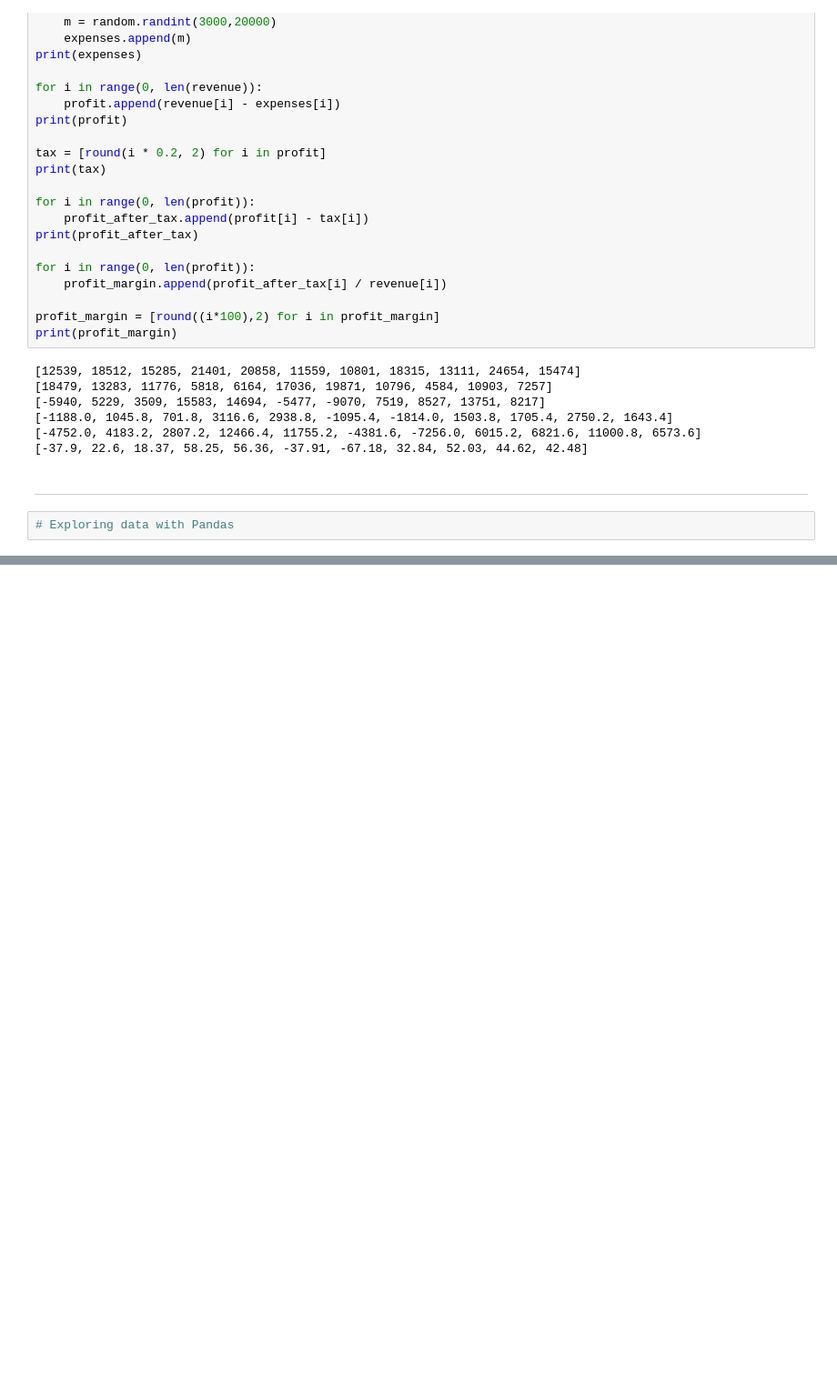
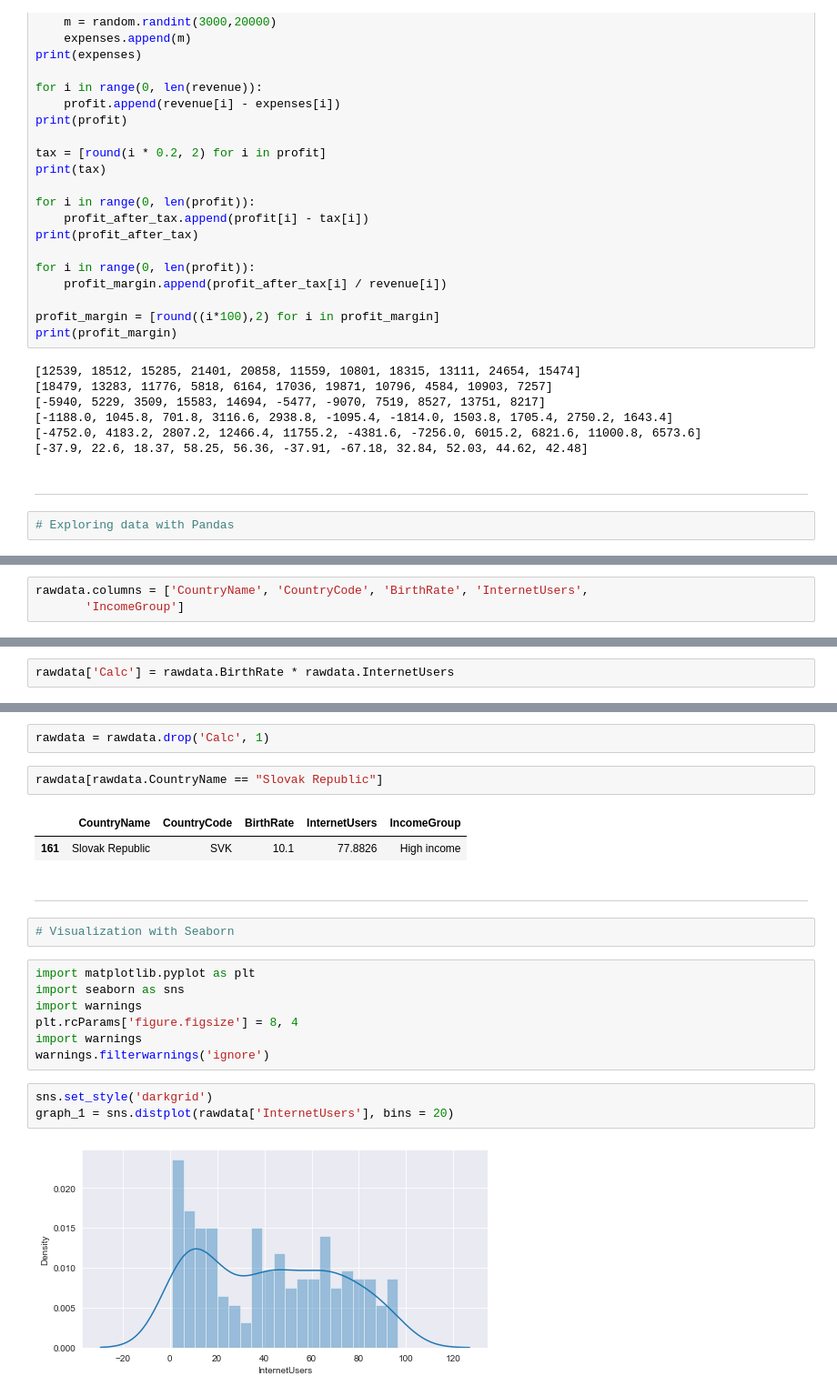
Before and after one commit to mareksturek/programming-basics, a Jupyter notebook: python_examples.ipynb, the cells around one changed output, grey strips where cells are left out. Shown: that part at 91% size. Saved outputs shown, nothing was run; the diff lists cells and outputs as text; blank space fills up the shorter version.

```diff
--- a/python_examples.ipynb
+++ b/python_examples.ipynb
@@ -88,0 +91,3 @@ rawdata
+# %%
+rawdata.columns = ['CountryName', 'CountryCode', 'BirthRate', 'InternetUsers',
+       'IncomeGroup']
@@ -88,0 +109,2 @@ rawdata
+# %%
+rawdata['Calc'] = rawdata.BirthRate * rawdata.InternetUsers
@@ -88,0 +120,23 @@ rawdata
+# %%
+rawdata = rawdata.drop('Calc', 1)
+# %%
+rawdata[rawdata.CountryName == "Slovak Republic"]
+# %% [output]
+|  | CountryName | CountryCode | BirthRate | InternetUsers | IncomeGroup |
+| 161 | Slovak Republic | SVK | 10.1 | 77.8826 | High income |
+# %% [markdown]
+---
+# %%
+# Visualization with Seaborn
+# %%
+import matplotlib.pyplot as plt
+import seaborn as sns
+import warnings
+plt.rcParams['figure.figsize'] = 8, 4
+import warnings
+warnings.filterwarnings('ignore')
+# %%
+sns.set_style('darkgrid')
+graph_1 = sns.distplot(rawdata['InternetUsers'], bins = 20)
+# %% [output]
+[figure, added]
```
Also changed, not shown: parts of 11 cells of this notebook.
